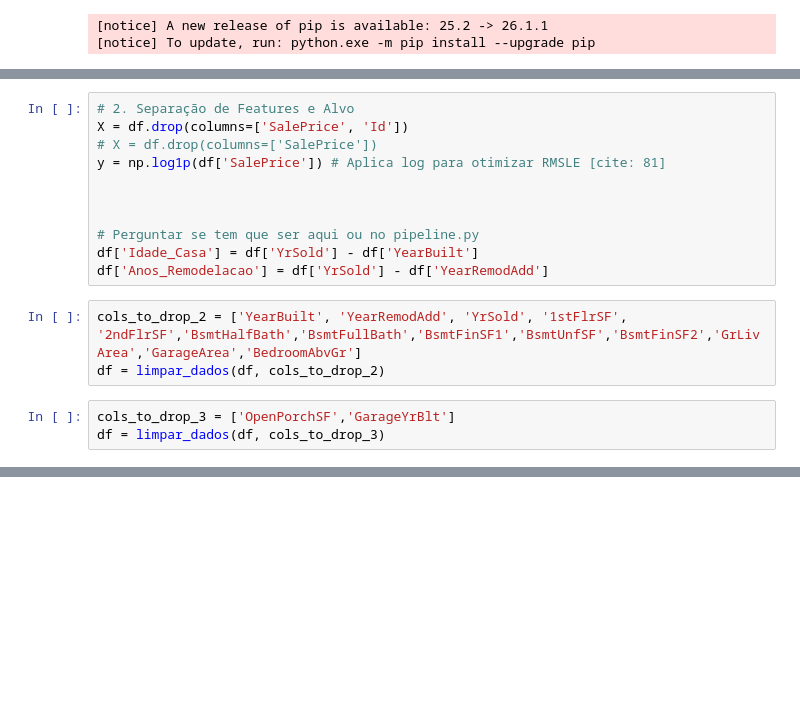
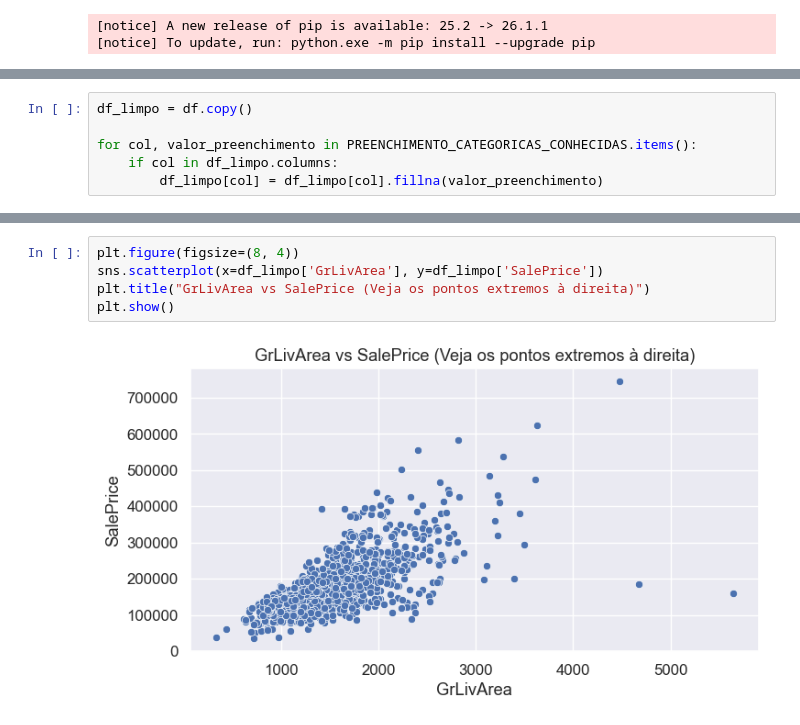
Before and after one commit to loreslei/Data_Science_Optimization, a Jupyter notebook: T2.ipynb, the cells around one changed output, grey strips where cells are left out. Saved outputs shown, nothing was run; the diff lists cells and outputs as text; blank space fills up the shorter version.

Commit message:
edits t2 e pipeline

```diff
--- a/T2.ipynb
+++ b/T2.ipynb
@@ -114,17 +96,0 @@ Length: 75, dtype: int64
-# %%
-# 2. Separação de Features e Alvo
-X = df.drop(columns=['SalePrice', 'Id'])
-# X = df.drop(columns=['SalePrice'])
-y = np.log1p(df['SalePrice']) # Aplica log para otimizar RMSLE [cite: 81]
-
-
-
-# Perguntar se tem que ser aqui ou no pipeline.py
-df['Idade_Casa'] = df['YrSold'] - df['YearBuilt']
-df['Anos_Remodelacao'] = df['YrSold'] - df['YearRemodAdd']
-# %%
-cols_to_drop_2 = ['YearBuilt', 'YearRemodAdd', 'YrSold', '1stFlrSF', '2ndFlrSF','BsmtHalfBath','BsmtFullBath','BsmtFinSF1','BsmtUnfSF','BsmtFinSF2','GrLivArea','GarageArea','BedroomAbvGr']
-df = limpar_dados(df, cols_to_drop_2)
-# %%
-cols_to_drop_3 = ['OpenPorchSF','GarageYrBlt']
-df = limpar_dados(df, cols_to_drop_3)
@@ -342,0 +133,6 @@ Notes:
+# %%
+df_limpo = df.copy()
+
+for col, valor_preenchimento in PREENCHIMENTO_CATEGORICAS_CONHECIDAS.items():
+    if col in df_limpo.columns:
+        df_limpo[col] = df_limpo[col].fillna(valor_preenchimento)
@@ -342,0 +176,7 @@ Notes:
+# %%
+plt.figure(figsize=(8, 4))
+sns.scatterplot(x=df_limpo['GrLivArea'], y=df_limpo['SalePrice'])
+plt.title("GrLivArea vs SalePrice (Veja os pontos extremos à direita)")
+plt.show()
+# %% [output]
+[figure, added]
```
Also changed, not shown: parts of 31 cells of this notebook, 1 other file.
